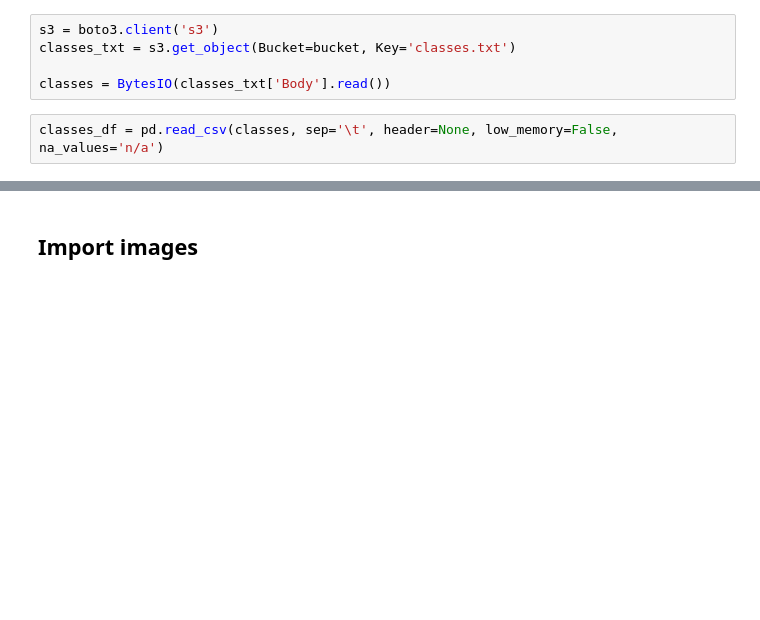
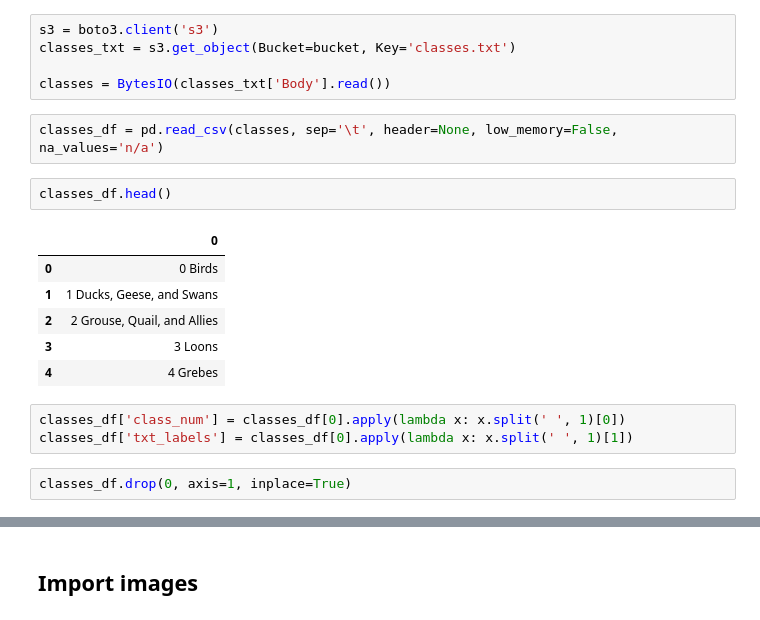
Before and after one commit to cwong690/Birdex, a Jupyter notebook: image_prep.ipynb, the cells around one changed output, grey strips where cells are left out. Saved outputs shown, nothing was run; the diff lists cells and outputs as text; blank space fills up the shorter version.

```diff
--- a/image_prep.ipynb
+++ b/image_prep.ipynb
@@ -292,6 +292,20 @@ classes_txt = s3.get_object(Bucket=bucket, Key='classes.txt')
 classes = BytesIO(classes_txt['Body'].read())
 # %%
 classes_df = pd.read_csv(classes, sep='\t', header=None, low_memory=False, na_values='n/a')
+# %%
+classes_df.head()
+# %% [output]
+|  | 0 |
+| 0 | 0 Birds |
+| 1 | 1 Ducks, Geese, and Swans |
+| 2 | 2 Grouse, Quail, and Allies |
+| 3 | 3 Loons |
+| 4 | 4 Grebes |
+# %%
+classes_df['class_num'] = classes_df[0].apply(lambda x: x.split(' ', 1)[0])
+classes_df['txt_labels'] = classes_df[0].apply(lambda x: x.split(' ', 1)[1])
+# %%
+classes_df.drop(0, axis=1, inplace=True)
 # %%
 classes_df
 # %% [output]
```
Also changed, not shown: parts of 2 cells of this notebook.
